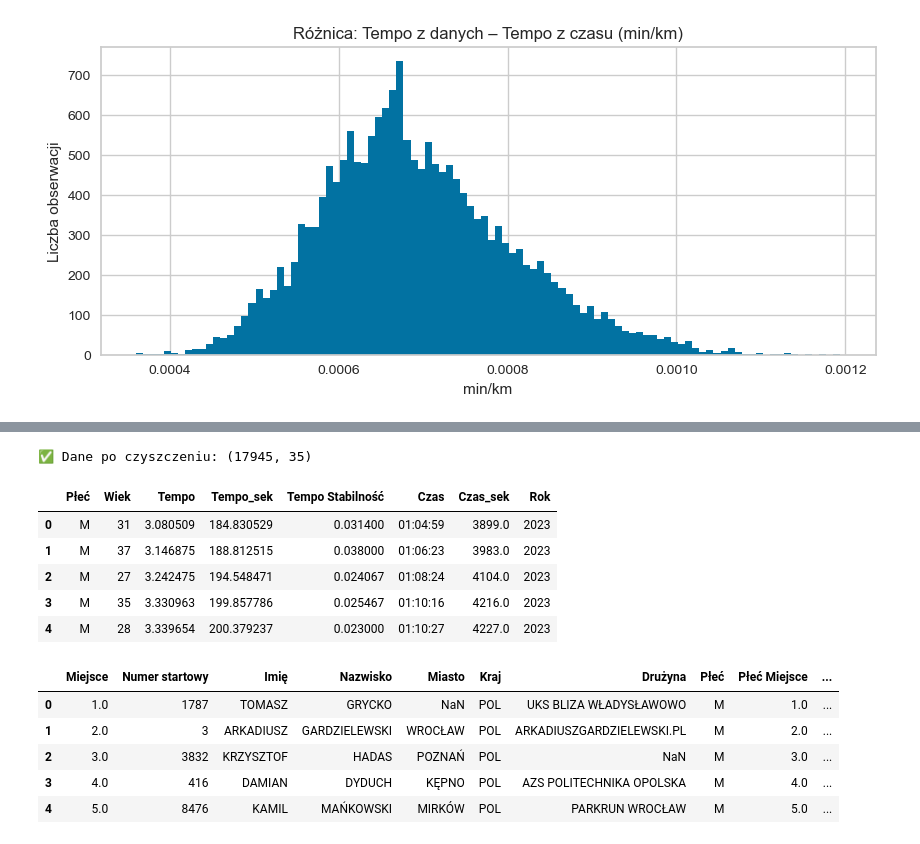
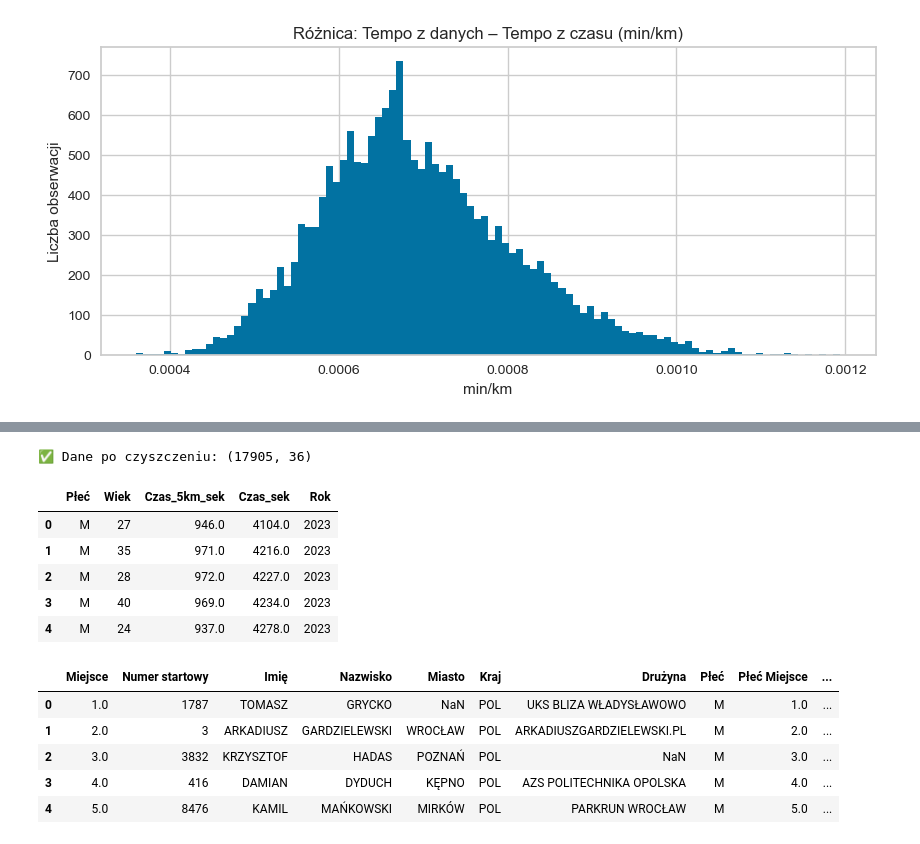
Before and after one commit to Adam-Musial-AMu/runner_app_scc, a Jupyter notebook: runner.ipynb, the cells around one changed output, grey strips where cells are left out. Cells and saved outputs as stored; diff of their text form; code cells hidden in the pictures.

Commit message:
remove 'Tempo' as input feature, introduce 'Czas_5km_sek', and enhance data cleaning steps.

```diff
--- a/runner.ipynb
+++ b/runner.ipynb
@@ -622,12 +625,14 @@ Dane tempa są poprawne, stabilne i w pełni nadają się do dalszej analizy ora
 # %%
+HALF_MARATHON_KM = 21.0975
+
 # =========================================================
-# 1. Usunięcie zawodników, którzy nie ukończyli biegu
+# 1. Usunięcie DNS / DNF
 # =========================================================
 
 df = df[~df["Czas"].isin(["DNS", "DNF"])].copy()
 
 # =========================================================
-# 2. Rocznik → int → Wiek
+# 2. Rocznik → Wiek
 # =========================================================
 
 df["Rocznik"] = pd.to_numeric(df["Rocznik"], errors="coerce").astype("Int64")
@@ -645,76 +650,50 @@ df["Płeć"] = (
     .replace({"F": "K"})
 )
 
 df = df[df["Płeć"].isin(["M", "K"])]
 
 # =========================================================
-# 4. Tempo – używamy danych źródłowych (są spójne!)
+# 4. Czas 5 km → sekundy (KLUCZOWE)
 # =========================================================
 
-tempo_cols = [
-    "Tempo",
-    "5 km Tempo",
-    "10 km Tempo",
-    "15 km Tempo",
-    "20 km Tempo",
-]
-
-for col in tempo_cols:
-    if col in df.columns:
-        df[col] = pd.to_numeric(df[col], errors="coerce")
-        df[col + "_sek"] = df[col] * 60.0
+df["Czas_5km_sek"] = df["5 km Czas"].apply(time_to_seconds)
 
 # =========================================================
-# 5. Stabilność tempa
+# 5. Filtry jakościowe
 # =========================================================
 
-if "Tempo Stabilność" in df.columns:
-    df["Tempo Stabilność"] = pd.to_numeric(df["Tempo Stabilność"], errors="coerce")
+df = df.dropna(subset=["Czas_sek", "Czas_5km_sek", "Wiek"])
 
-# =========================================================
-# 6. Filtry jakościowe (po analizie danych)
-# =========================================================
+# półmaraton: 1h – 4h
+df = df[(df["Czas_sek"] >= 3600) & (df["Czas_sek"] <= 14400)]
 
-df = df.dropna(subset=["Czas_sek", "Tempo_sek", "Wiek"])
-
-# czas ukończenia: 1h – 4h
-df = df[(df["Czas_sek"] >= 3600) & (df["Czas_sek"] <= 14400)]
+# 5 km: 15 – 60 min
+df = df[(df["Czas_5km_sek"] >= 900) & (df["Czas_5km_sek"] <= 3600)]
 
 # wiek: 10 – 90
 df = df[(df["Wiek"] >= 10) & (df["Wiek"] <= 90)]
 
-# tempo: 3:00 – 10:30 min/km (na podstawie realnych danych)
-df = df[(df["Tempo_sek"] >= 180) & (df["Tempo_sek"] <= 630)]
-
-# stabilność tempa – imputacja medianą (tylko jeśli brak)
-if "Tempo Stabilność" in df.columns:
-    df["Tempo Stabilność"] = df["Tempo Stabilność"].fillna(
-        df["Tempo Stabilność"].median()
-    )
-
 df = df.reset_index(drop=True)
 
 print("✅ Dane po czyszczeniu:", df.shape)
+
 display(
     df[[
         "Płeć",
         "Wiek",
-        "Tempo",
-        "Tempo_sek",
-        "Tempo Stabilność",
-        "Czas",
+        "Czas_5km_sek",
         "Czas_sek",
         "Rok"
     ]].head()
 )
 # %% [output]
-✅ Dane po czyszczeniu: (17945, 35)
+✅ Dane po czyszczeniu: (17905, 36)
-|  | Płeć | Wiek | Tempo | Tempo_sek | Tempo Stabilność | Czas | Czas_sek | Rok |
-| 0 | M | 31 | 3.080509 | 184.830529 | 0.031400 | 01:04:59 | 3899.0 | 2023 |
-| 1 | M | 37 | 3.146875 | 188.812515 | 0.038000 | 01:06:23 | 3983.0 | 2023 |
-| 2 | M | 27 | 3.242475 | 194.548471 | 0.024067 | 01:08:24 | 4104.0 | 2023 |
-| 3 | M | 35 | 3.330963 | 199.857786 | 0.025467 | 01:10:16 | 4216.0 | 2023 |
-| 4 | M | 28 | 3.339654 | 200.379237 | 0.023000 | 01:10:27 | 4227.0 | 2023 |
+|  | Płeć | Wiek | Czas_5km_sek | Czas_sek | Rok |
+| 0 | M | 27 | 946.0 | 4104.0 | 2023 |
+| 1 | M | 35 | 971.0 | 4216.0 | 2023 |
+| 2 | M | 28 | 972.0 | 4227.0 | 2023 |
+| 3 | M | 40 | 969.0 | 4234.0 | 2023 |
+| 4 | M | 24 | 937.0 | 4278.0 | 2023 |
 # %%
 display(df.head())
 # %% [output]
```
Also changed, not shown: parts of 1 cell of this notebook.
